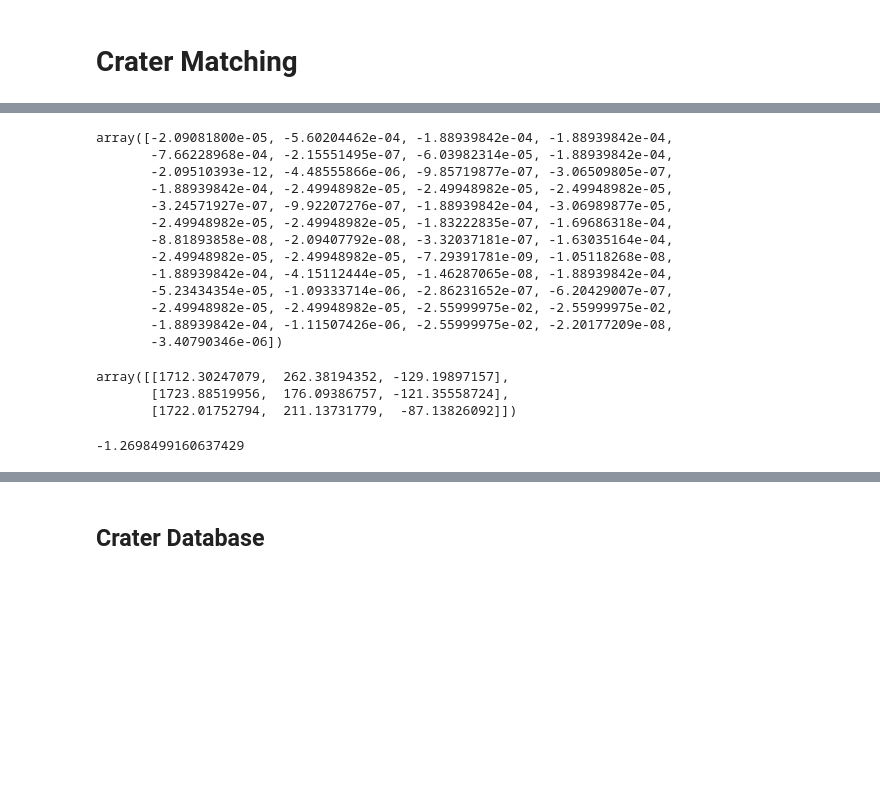
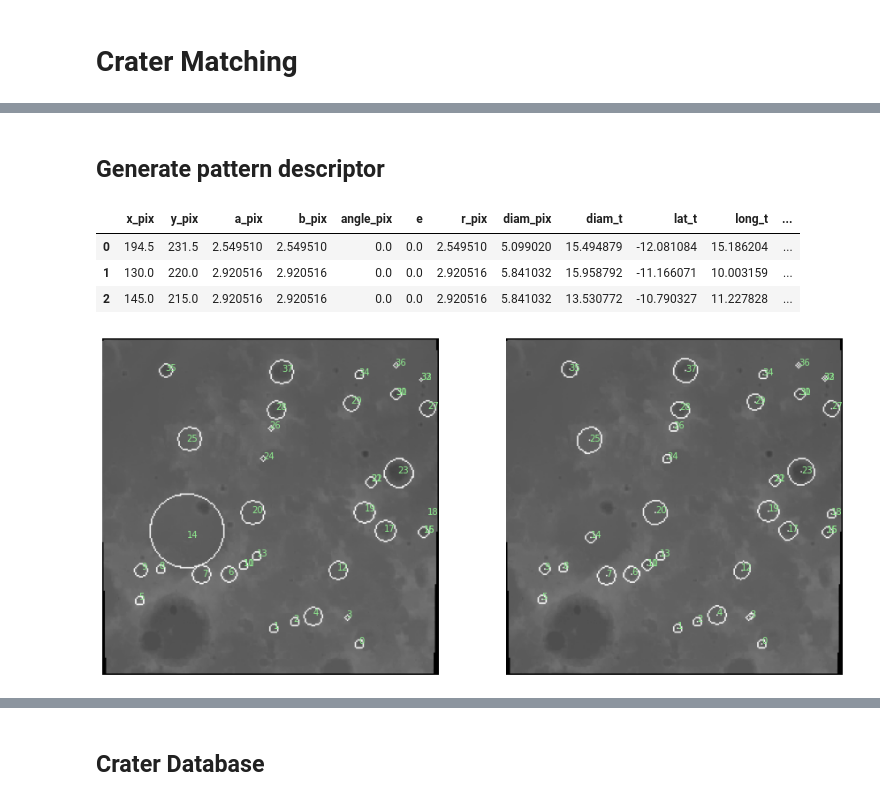
Before and after one commit to wdoppenberg/crater-detection, a Jupyter notebook: notebooks/crater_identification.ipynb, the cells around one changed output, grey strips where cells are left out. Cells and saved outputs as stored; diff of their text form; code cells hidden in the pictures; blank space fills up the shorter version.

Commit message:
Finished pattern descriptor

```diff
--- a/notebooks/crater_identification.ipynb
+++ b/notebooks/crater_identification.ipynb
@@ -268,16 +254,0 @@ array([-18.56108386, -22.97851017, -17.61755975, -38.64628814,
-# %%
-1./LA.det(craters)
-# %% [output]
-array([-2.09081800e-05, -5.60204462e-04, -1.88939842e-04, -1.88939842e-04,
-       -7.66228968e-04, -2.15551495e-07, -6.03982314e-05, -1.88939842e-04,
-       -2.09510393e-12, -4.48555866e-06, -9.85719877e-07, -3.06509805e-07,
-       -1.88939842e-04, -2.49948982e-05, -2.49948982e-05, -2.49948982e-05,
-       -3.24571927e-07, -9.92207276e-07, -1.88939842e-04, -3.06989877e-05,
-       -2.49948982e-05, -2.49948982e-05, -1.83222835e-07, -1.69686318e-04,
-       -8.81893858e-08, -2.09407792e-08, -3.32037181e-07, -1.63035164e-04,
-       -2.49948982e-05, -2.49948982e-05, -7.29391781e-09, -1.05118268e-08,
-       -1.88939842e-04, -4.15112444e-05, -1.46287065e-08, -1.88939842e-04,
-       -5.23434354e-05, -1.09333714e-06, -2.86231652e-07, -6.20429007e-07,
-       -2.49948982e-05, -2.49948982e-05, -2.55999975e-02, -2.55999975e-02,
-       -1.88939842e-04, -1.11507426e-06, -2.55999975e-02, -2.20177209e-08,
-       -3.40790346e-06])
@@ -283,0 +261,2 @@ array([-2.09081800e-05, -5.60204462e-04, -1.88939842e-04, -1.88939842e-04,
+# %% [markdown]
+## Generate pattern descriptor
@@ -291,29 +344,37 @@ df_matched = df_target.iloc[np.argmin(cdist(df_detections[['x_pix', 'y_pix']].to
 df_matched.columns = [s+"_t" for s in df_matched.columns]
 df_matched = pd.concat([df_detections, df_matched.reset_index(drop=True)], axis=1)
 
-selection = df_matched.iloc[25:28]
+df_matched.head(3)
+# %% [output]
+|  | x_pix | y_pix | a_pix | b_pix | angle_pix | e | r_pix | diam_pix | diam_t | lat_t | long_t | ... |
+| 0 | 194.5 | 231.5 | 2.549510 | 2.549510 | 0.0 | 0.0 | 2.549510 | 5.099020 | 15.494879 | -12.081084 | 15.186204 | ... |
+| 1 | 130.0 | 220.0 | 2.920516 | 2.920516 | 0.0 | 0.0 | 2.920516 | 5.841032 | 15.958792 | -11.166071 | 10.003159 | ... |
+| 2 | 145.0 | 215.0 | 2.920516 | 2.920516 | 0.0 | 0.0 | 2.920516 | 5.841032 | 13.530772 | -10.790327 | 11.227828 | ... |
-# %%
-lat, long = selection['lat_t'].to_numpy(), selection['long_t'].to_numpy()
-p_Mi = selenographic3d(lat, long)
-p_Mi
-
-k = np.array([0, 0, 1]).T
-u_i = p_Mi / LA.norm(p_Mi)
-e_i = np.cross(k, u_i) / LA.norm(np.cross(k, u_i))
-n_i = np.cross(u_i, e_i) / LA.norm(np.cross(u_i, e_i))
-
-transformation_matrix = np.concatenate((u_i.T, e_i.T, n_i.T), 1)
-transformation_matrix
-p_Mi
-# %% [output]
-array([[1712.30247079,  262.38194352, -129.19897157],
-       [1723.88519956,  176.09386757, -121.35558724],
-       [1722.01752794,  211.13731779,  -87.13826092]])
-# %%
-r_ij = p_Mi[1] - p_Mi[0]
-r_ik = p_Mi[2] = p_Mi[0]
-r_jk = p_Mi[2] = p_Mi[1]
-
-transformation_matrix.T[0]@r_ij
-# %% [output]
--1.2698499160637429
+# %%
+xy_target = df_target[['x_pix', 'y_pix']].to_numpy()
+df_matched = df_target.iloc[np.argmin(cdist(np.array([x, y]).T, xy_target), axis=1)]
+df_matched.columns = [s+"_t" for s in df_matched.columns]
+df_matched = pd.concat([df_detections, df_matched.reset_index(drop=True)], axis=1)
+
+img_matched = np.zeros_like(batch[0, 0])
+for index, r in df_matched.iterrows():
+    center_coordinates = (round(r['x_pix_t']), round(r['y_pix_t']))
+    axes_length = (round(r['diam_pix_t']/2), round(r['diam_pix_t']/2))
+    angle = 0
+    img_matched = cv2.ellipse(img_matched, center_coordinates, axes_length,
+               angle, 0, 360, (255, 255, 255), 1)
+
+img_out = [
+    255*batch[0, 0]+img_matched,
+    255*batch[0, 0]+draw_detections(df_detections)
+]
+
+fig, axes = plt.subplots(1, len(img_out), figsize=(15, 15))
+
+for ax, img in zip(axes, img_out):
+    ax.imshow(img, cmap='Greys_r')
+    ax.axis('off')
+    for index, r in df_detections.iterrows():
+        ax.text(r['x_pix'], r['y_pix'], str(index), color='lightgreen')
+# %% [output]
+[figure, added]
```
Also changed, not shown: parts of 16 cells of this notebook.
